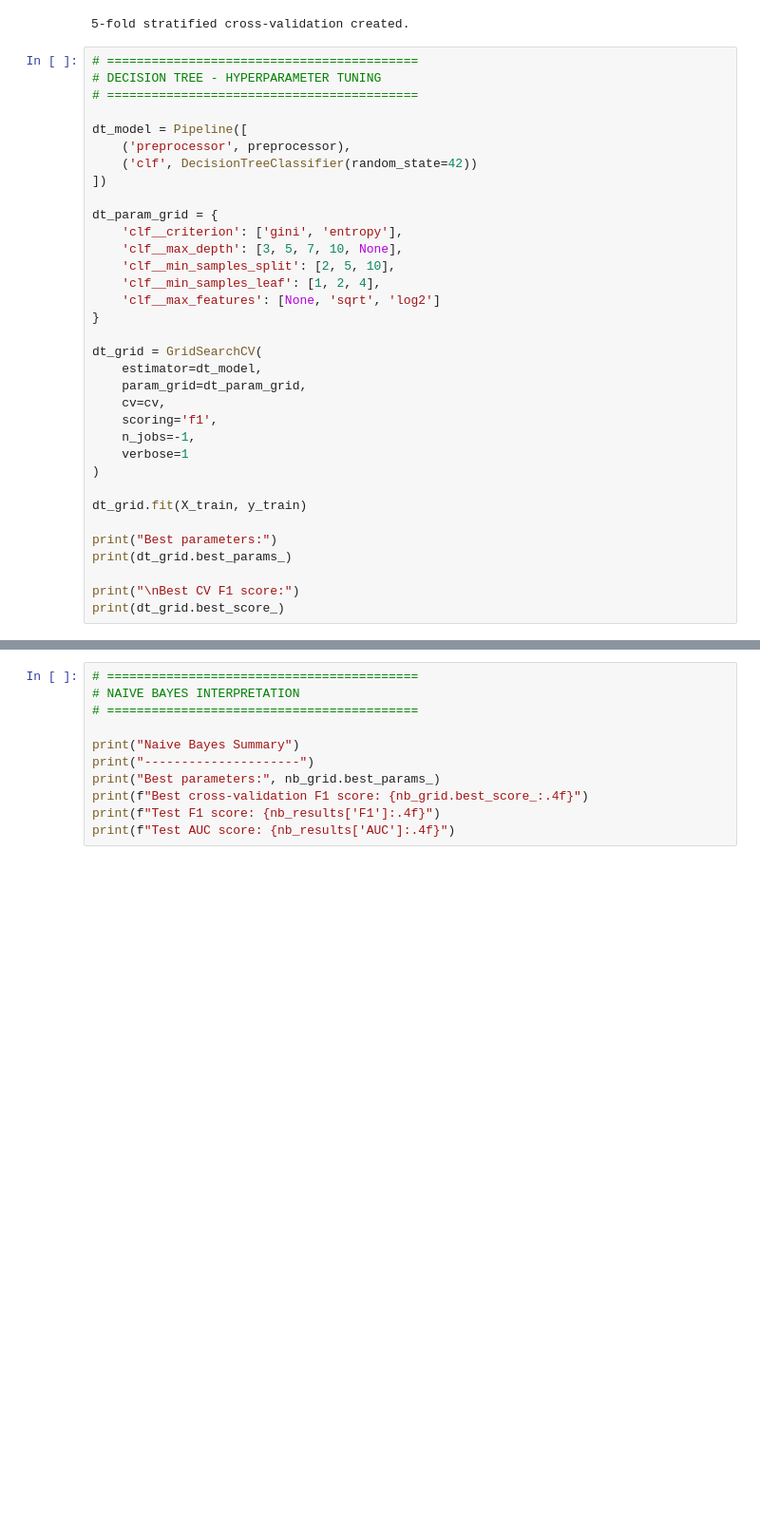
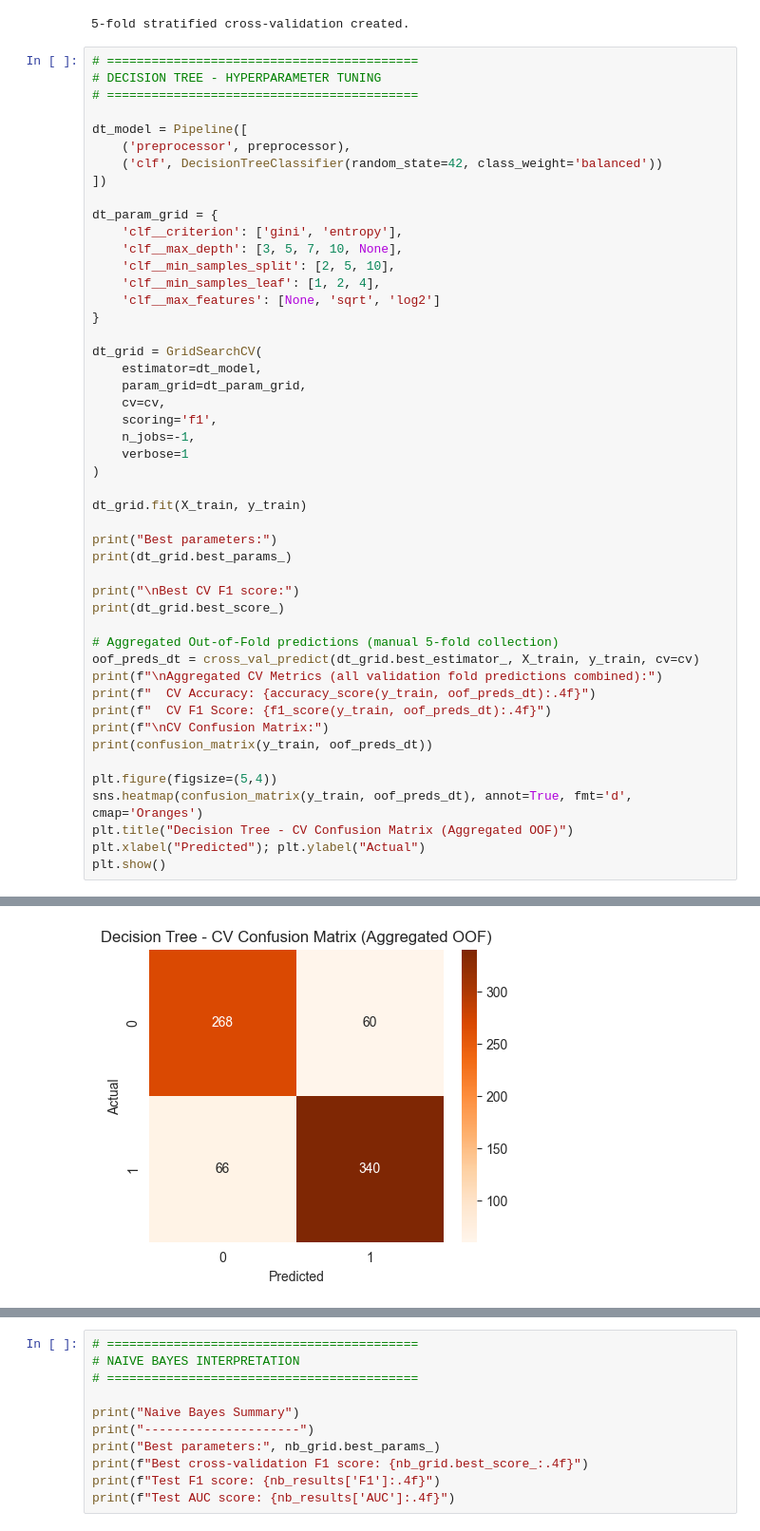
Before and after one commit to Loghin024/data_mining_fii, a Jupyter notebook: task_5/task_05.ipynb, the cells around one changed output, grey strips where cells are left out. Shown at 95% size. Drawn from its saved outputs; the diff is of its cells as text; blank space fills up the shorter version.

```diff
--- a/task_5/task_05.ipynb
+++ b/task_5/task_05.ipynb
@@ -404,7 +428,7 @@ print("5-fold stratified cross-validation created.")
 
 dt_model = Pipeline([
     ('preprocessor', preprocessor),
-    ('clf', DecisionTreeClassifier(random_state=42))
+    ('clf', DecisionTreeClassifier(random_state=42, class_weight='balanced'))
 ])
 
 dt_param_grid = {
@@ -431,6 +455,20 @@ print(dt_grid.best_params_)
 
 print("\nBest CV F1 score:")
 print(dt_grid.best_score_)
+
+# Aggregated Out-of-Fold predictions (manual 5-fold collection)
+oof_preds_dt = cross_val_predict(dt_grid.best_estimator_, X_train, y_train, cv=cv)
+print(f"\nAggregated CV Metrics (all validation fold predictions combined):")
+print(f"  CV Accuracy: {accuracy_score(y_train, oof_preds_dt):.4f}")
+print(f"  CV F1 Score: {f1_score(y_train, oof_preds_dt):.4f}")
+print(f"\nCV Confusion Matrix:")
+print(confusion_matrix(y_train, oof_preds_dt))
+
+plt.figure(figsize=(5,4))
+sns.heatmap(confusion_matrix(y_train, oof_preds_dt), annot=True, fmt='d', cmap='Oranges')
+plt.title("Decision Tree - CV Confusion Matrix (Aggregated OOF)")
+plt.xlabel("Predicted"); plt.ylabel("Actual")
+plt.show()
 # %% [output]
 Fitting 5 folds for each of 270 candidates, totalling 1350 fits
 Best parameters:
@@ -441,3 +487,4 @@ Best CV F1 score:
+[figure, added]
 # %%
 # ==========================================
 # DECISION TREE - TEST EVALUATION
```
Also changed, not shown: parts of 38 cells of this notebook, 8 other files.
